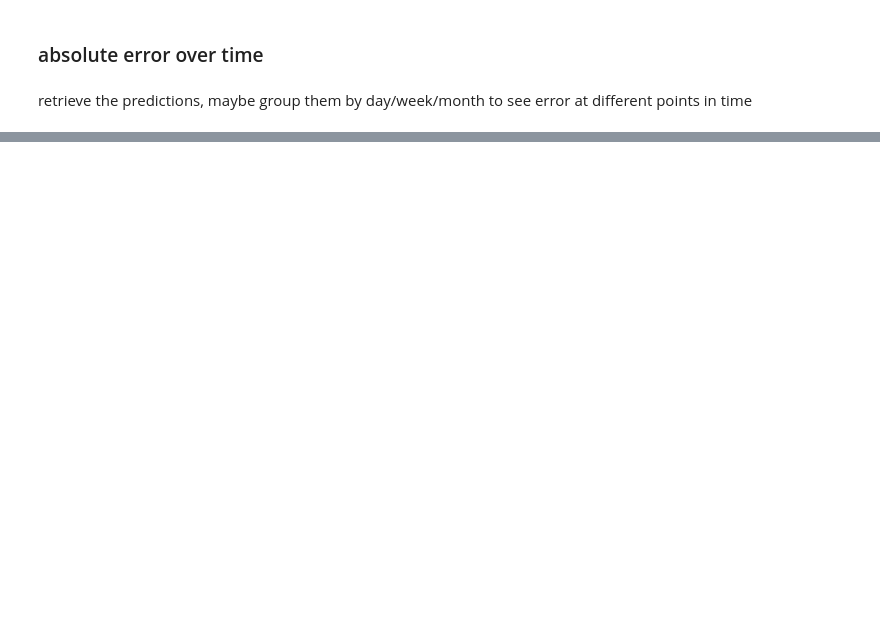
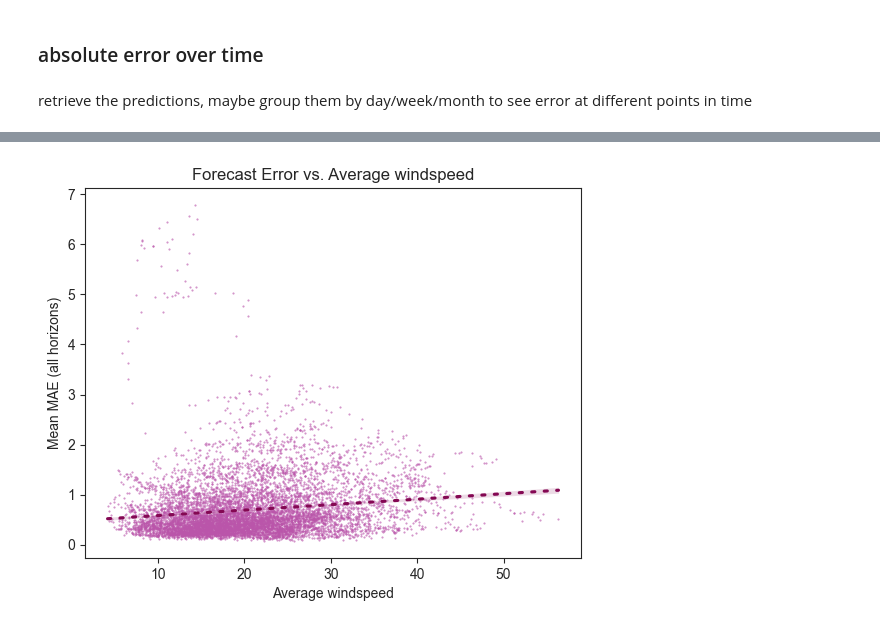
Before and after one commit to valentin-17/epf, a Jupyter notebook: notebooks/other_data_viz.ipynb, the cells around one changed output, grey strips where cells are left out. Cells and saved outputs as stored; diff of their text form; code cells hidden in the pictures; blank space fills up the shorter version.

```diff
--- a/notebooks/other_data_viz.ipynb
+++ b/notebooks/other_data_viz.ipynb
@@ -334,0 +367,13 @@ plt.show()
+# %%
+sns.regplot(data, x='ws_avg', y='mean_mae', marker='.',
+            scatter_kws={'color': COLORS['purple'], 'alpha': 0.7, 's': 1},
+            line_kws={'color': COLORS['magenta'], 'dashes': [1,3], 'dash_capstyle': 'round'})
+
+sns.set_style('ticks')
+
+plt.xlabel("Average windspeed")
+plt.ylabel("Mean MAE (all horizons)")
+plt.title("Forecast Error vs. Average windspeed")
+plt.show()
+# %% [output]
+[figure, added]
```
Also changed, not shown: parts of 12 cells of this notebook, 6 other files.
